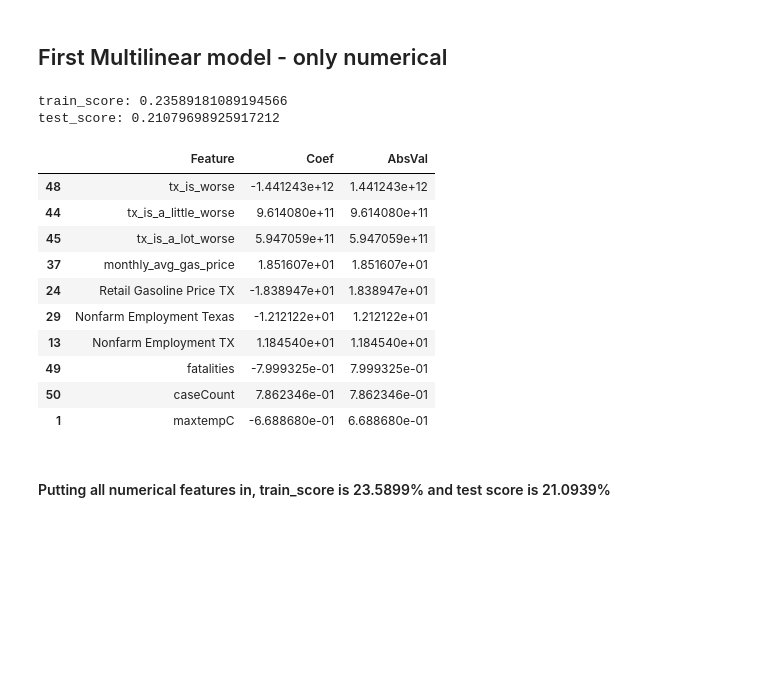
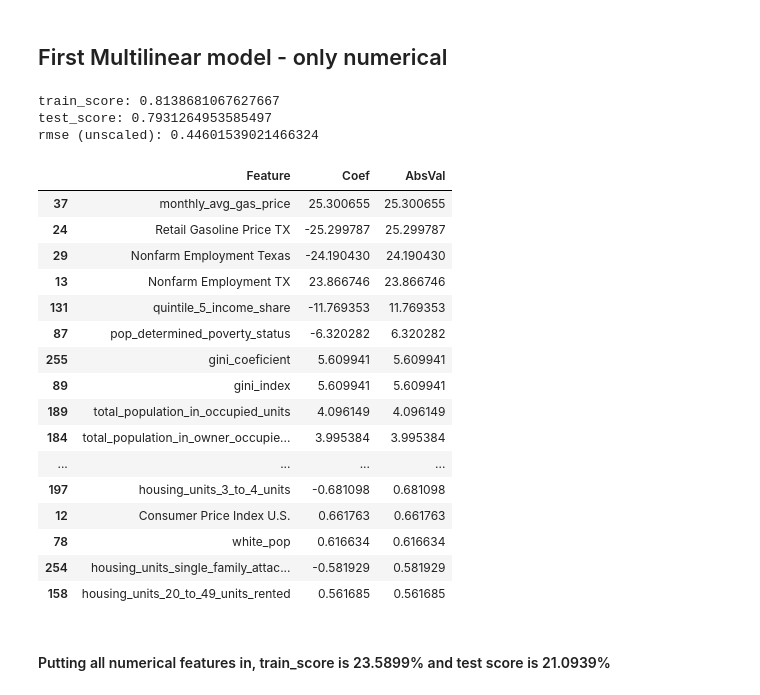
Before and after one commit to HaydenWarren/zri-forecast, a Jupyter notebook: julie/FirstMultilinear.ipynb, the cells around one changed output. Cells and saved outputs as stored; diff of their text form; code cells hidden in the pictures; blank space fills up the shorter version.

```diff
--- a/julie/FirstMultilinear.ipynb
+++ b/julie/FirstMultilinear.ipynb
@@ -10,7 +11,7 @@ from statsmodels.stats.outliers_influence import variance_inflation_factor
 # %% [markdown]
 ## Load main frame
 # %%
-all_vars = pd.read_csv('all_vars.csv', index_col=0, parse_dates=['Time'])
+all_vars = pd.read_csv('all_vars2.csv', index_col=0, parse_dates=['Time'])
 # all_vars.head()
 # %%
 ## Set target here:
@@ -50,6 +54,15 @@ X_train, X_test, y_train, y_test = train_test_split(X, y, test_size=0.33, random
 lm.fit(X_train, y_train)
 print(f'train_score: {lm.score(X_train, y_train)}')
 print(f'test_score: {lm.score(X_test, y_test)}')
+pred = lm.predict(X_test)
+
+# ## getting RMSE doesn't work because need to inferse scale
+# pred_reverse = scaler.inverse_transform(pred)
+# y_test_reverse = scaler.inverse_transform(y_test)
+rmse = (np.sqrt(mean_squared_error(y_test, pred)))
+rmse
+print(f'rmse (unscaled): {rmse}')
 # %% [output]
-train_score: 0.23589181089194566
-test_score: 0.21079698925917212
+train_score: 0.8138681067627667
+test_score: 0.7931264953585497
+rmse (unscaled): 0.44601539021466324
@@ -56,22 +71,27 @@ test_score: 0.21079698925917212
 # %%
 ## Print coefficient table
 
 coef_table = pd.DataFrame({'Feature':X.columns, 'Coef':lm.coef_, 'AbsVal':np.abs(lm.coef_)})
 coef_table = coef_table.sort_values('AbsVal', ascending=False)
-top10 = coef_table.head(10)
-top10
+top50 = coef_table.head(50)
 # %% [output]
 |  | Feature | Coef | AbsVal |
-| 48 | tx_is_worse | -1.441243e+12 | 1.441243e+12 |
-| 44 | tx_is_a_little_worse | 9.614080e+11 | 9.614080e+11 |
-| 45 | tx_is_a_lot_worse | 5.947059e+11 | 5.947059e+11 |
-| 37 | monthly_avg_gas_price | 1.851607e+01 | 1.851607e+01 |
-| 24 | Retail Gasoline Price TX | -1.838947e+01 | 1.838947e+01 |
-| 29 | Nonfarm Employment Texas | -1.212122e+01 | 1.212122e+01 |
-| 13 | Nonfarm Employment TX | 1.184540e+01 | 1.184540e+01 |
-| 49 | fatalities | -7.999325e-01 | 7.999325e-01 |
-| 50 | caseCount | 7.862346e-01 | 7.862346e-01 |
-| 1 | maxtempC | -6.688680e-01 | 6.688680e-01 |
+| 37 | monthly_avg_gas_price | 25.300655 | 25.300655 |
+| 24 | Retail Gasoline Price TX | -25.299787 | 25.299787 |
+| 29 | Nonfarm Employment Texas | -24.190430 | 24.190430 |
+| 13 | Nonfarm Employment TX | 23.866746 | 23.866746 |
+| 131 | quintile_5_income_share | -11.769353 | 11.769353 |
+| 87 | pop_determined_poverty_status | -6.320282 | 6.320282 |
+| 255 | gini_coeficient | 5.609941 | 5.609941 |
+| 89 | gini_index | 5.609941 | 5.609941 |
+| 189 | total_population_in_occupied_units | 4.096149 | 4.096149 |
+| 184 | total_population_in_owner_occupie... | 3.995384 | 3.995384 |
+| ... | ... | ... | ... |
+| 197 | housing_units_3_to_4_units | -0.681098 | 0.681098 |
+| 12 | Consumer Price Index U.S. | 0.661763 | 0.661763 |
+| 78 | white_pop | 0.616634 | 0.616634 |
+| 254 | housing_units_single_family_attac... | -0.581929 | 0.581929 |
+| 158 | housing_units_20_to_49_units_rented | 0.561685 | 0.561685 |
 # %% [markdown]
 #### Putting all numerical features in, train_score is 23.5899% and test score is 21.0939%
 # %% [markdown]
```
Also changed, not shown: parts of 39 cells of this notebook, 8 other files.
